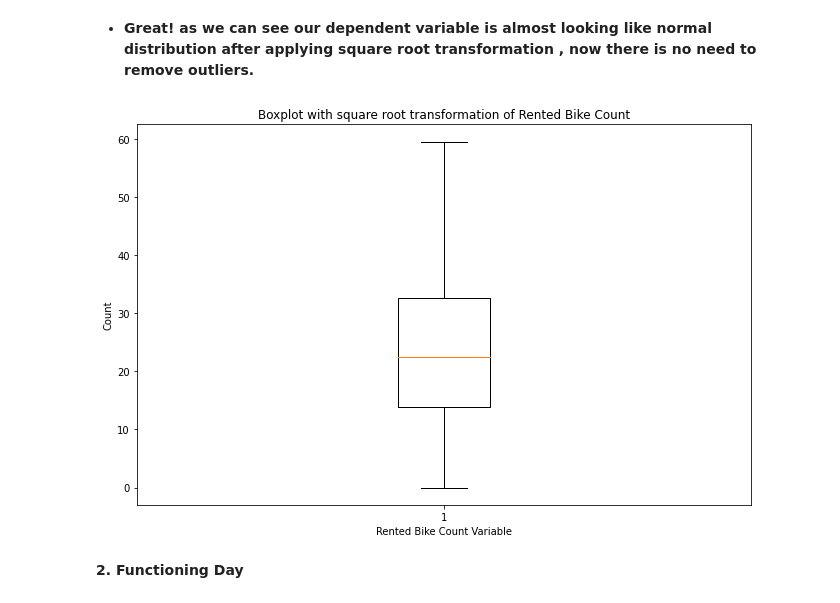
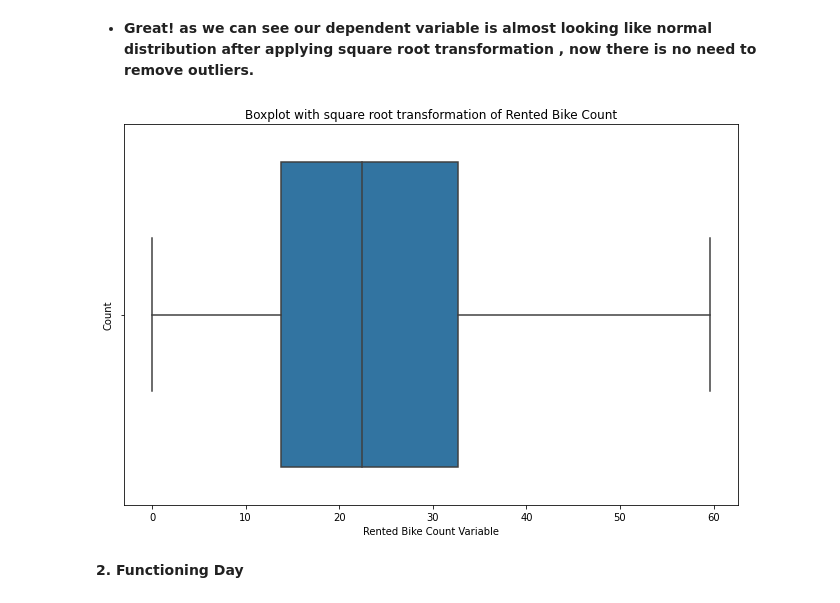
Before and after one commit to Kousikdutta1/Seoul-Bike-Sharing-Demand-Prediction, a Jupyter notebook: Kousik_Dutta_Seoul_Bike_Sharing_Demand_Prediction_Capstone_Project.ipynb, the cells around one changed output. Drawn from its saved outputs; the diff is of its cells as text; code cells hidden in the pictures.

Commit message:
Third commit Bike Sharing Demand Prediction

```diff
--- a/Kousik_Dutta_Seoul_Bike_Sharing_Demand_Prediction_Capstone_Project.ipynb
+++ b/Kousik_Dutta_Seoul_Bike_Sharing_Demand_Prediction_Capstone_Project.ipynb
@@ -271,14 +271,14 @@ Kurtosis of the dv after transformation : -0.6572011997861553
 # %%
 # We can visualize the box plot (with Square root transformation)
 
 plt.figure(figsize = (11,7))
-plt.boxplot(np.sqrt(bike_df['Rented Bike Count']))
+sns.boxplot(np.sqrt(bike_df['Rented Bike Count']))
 plt.xlabel('Rented Bike Count Variable')
 plt.ylabel('Count')
 plt.title('Boxplot with square root transformation of Rented Bike Count')
 plt.show();
 # %% [output]
-[figure, old version]
+[figure, new version]
 # %% [markdown]
 **2. Functioning Day**
 # %%
```
Also changed, not shown: parts of 33 cells of this notebook.
